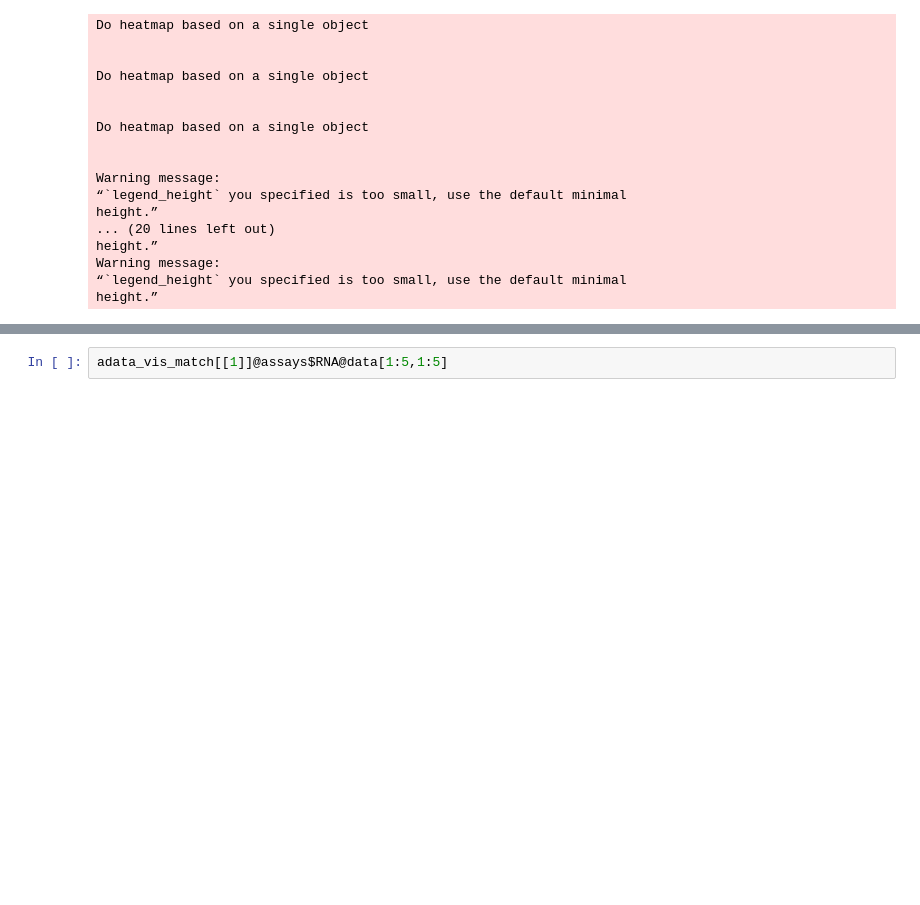
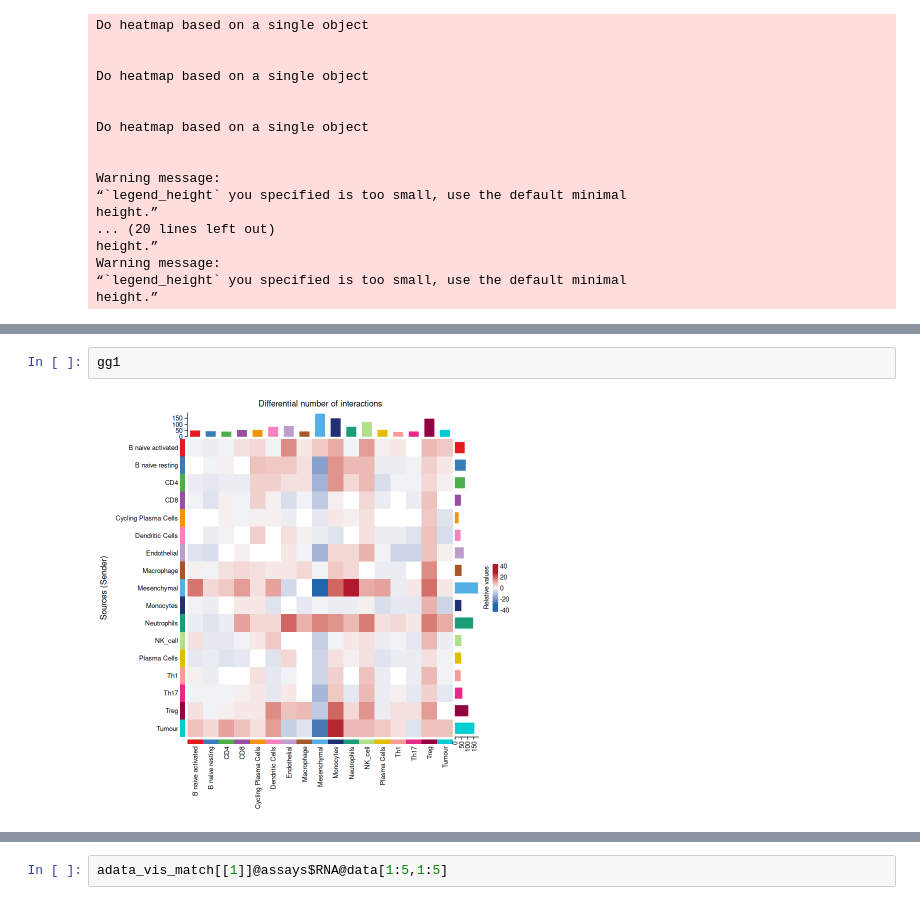
Before and after one commit to EmilyKate416/Spatial, a Jupyter notebook: cellchat.ipynb, the cells around one changed output, grey strips where cells are left out. Drawn from its saved outputs; the diff is of its cells as text; blank space fills up the shorter version.

```diff
--- a/cellchat.ipynb
+++ b/cellchat.ipynb
@@ -274,0 +359,4 @@ Merge the following slots: 'data.signaling','images','net', 'netP','meta', 'iden
+# %%
+gg1
+# %% [output]
+[figure, added]
```
Also changed, not shown: parts of 22 cells of this notebook.
